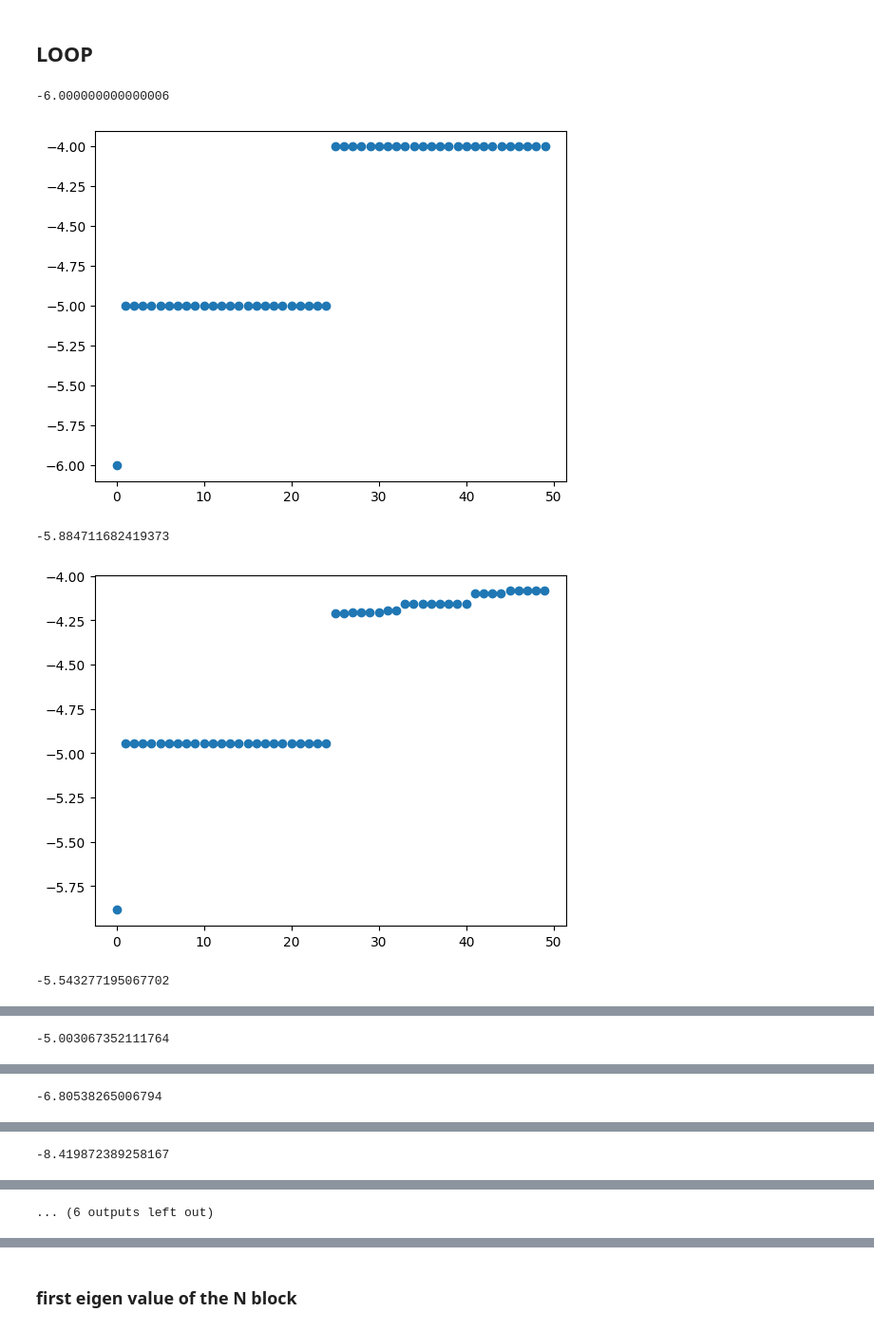
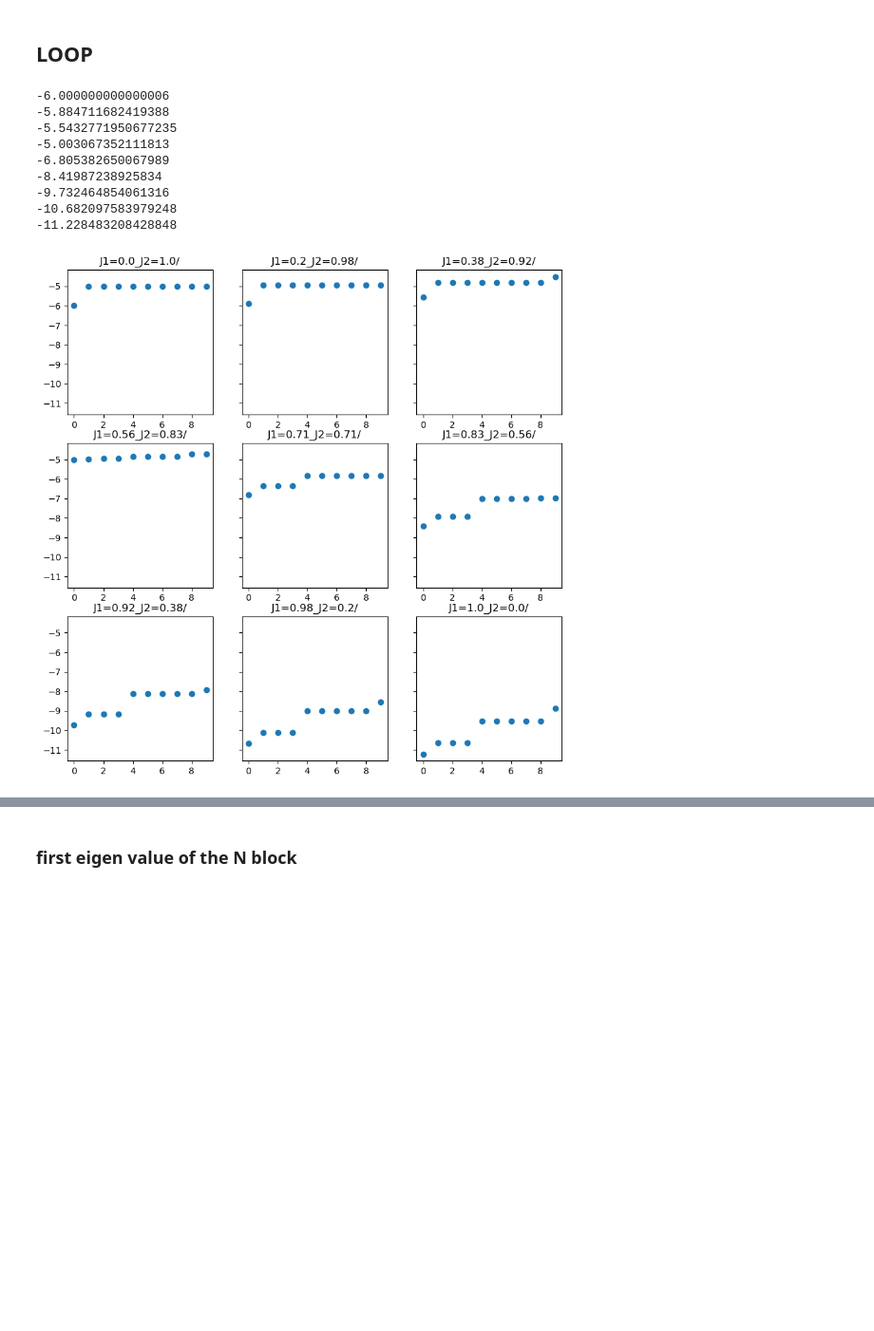
Before and after one commit to Cool-stanza/Shastry-Sutherland-model, a Jupyter notebook: 4X4 Shastry Sutherland model.ipynb, the cells around one changed output, grey strips where cells are left out. Shown at 95% size. Drawn from its saved outputs; the diff is of its cells as text; code cells hidden in the pictures; blank space fills up the shorter version.

```diff
--- a/4X4 Shastry Sutherland model.ipynb
+++ b/4X4 Shastry Sutherland model.ipynb
@@ -57,10 +50,7 @@ print(len(c))
 # %% [markdown]
 ## Sparse total matrix
 # %%
-%%time
-#matrice sparsa
-
-
+J1, J2 = 1., 0.
 row,col,data = [],[],[]
 for i in range(dim):
     state = i
@@ -84,10 +71,0 @@ Wall time: 17.1 s
-# %%
-"""base_1 = build_basisN(L,1)
-print(base_1)
-for state in base_1:
-    print(format(state, f'0{L}b'))
-
-base_2 = build_basisN(L,2)
-print(base_2)
-for state in base_2:
-    print(format(state, f'0{L}b'))"""
@@ -99,12 +72,13 @@ for state in base_2:
 # %% [markdown]
 ### Diagonalization of the total matrix
 # %%
-"""
+%%time
 #sparse_matrix MATRICE (sparsa)
-#diag_block_matrix MATRICE DIAGONALE A BLOCCHI (sparsa)
-vals, vecs = eigsh(sparse_matrix, k=60, which='SA') #LM Largest Magnitude, SM Smallest Magnitud, LA Largest Algebric, SA Smallest Algebric
-vals_diag, vecs_diag = eigsh(diag_block_matrix, k=60, which='SA') #LM Largest Magnitude, SM Smallest Magnitud, LA Largest Algebric, SA Smallest Algebric
-
+vals, vecs = eigsh(sparse_matrix, k=50, which='SA') #LM Largest Magnitude, SM Smallest Magnitud, LA Largest Algebric, SA Smallest Algebric
+full_path = save_path
+np.save(full_path+"50eigvals", vals)
+np.save(full_path+"50eigvecs", vecs)
 plt.plot(vals, "o")
-plt.plot(vals_diag, "+")"""
+# plt.savefig(full_path + "60_eigen_values.png")
+plt.show()
 # %% [output]
@@ -139,36 +93,45 @@ plt.plot(vals_diag, "+")"""
 # %% [markdown]
 ## LOOP
 # %%
+fig, axes = plt.subplots(3, 3, figsize=(10, 10), sharey=True)
+
 all_theta = [i*np.pi/16 for i in range(9)]
-for F in range(len(all_theta)):
+for f, ax in enumerate(axes.flatten()):
+    F = f
     J1 = np.sin(all_theta[F])
     J2 = np.cos(all_theta[F])
     folder_name = f"J1={round(J1,2)}_J2={round(J2,2)}/"
     full_path = save_path + folder_name
     os.makedirs(full_path, exist_ok=True)
 
     #matrice sparsa
     row,col,data = [],[],[]
     for i in range(dim):
         state = i
         H = HD.Hamiltonian(J1, J2, state, Lx, Ly, neighbors_indices, diag_indices)
         for value,j in H:
             row.append(i)
             col.append(j)
             data.append(value) #appende value in posizione (i,j)
     sparse_matrix = csr_matrix((data,(row,col)),shape=(dim,dim))
     #print(sparse_matrix.toarray())
 
     #diag
-    vals, vecs = eigsh(sparse_matrix, k=50, which='SA') #LM Largest Magnitude, SM Smallest Magnitud, LA Largest Algebric, SA Smallest Algebric
+    vals, vecs = eigsh(sparse_matrix, k=10, which='SA') #LM Largest Magnitude, SM Smallest Magnitud, LA Largest Algebric, SA Smallest Algebric
     print(vals[0])
-    np.save(full_path+"50eigvals", vals)
-    np.save(full_path+"50eigvecs", vecs)
-    plt.plot(vals, "o")
-    plt.show()
+    np.save(full_path+"10eigvals", vals)
+    np.save(full_path+"10eigvecs", vecs)
+    ax.plot(vals, "o")
+    ax.set_title(folder_name)
+plt.show()
 # %% [output]
 -6.000000000000006
+-5.884711682419388
+-5.5432771950677235
+-5.003067352111813
+-6.805382650067989
+-8.41987238925834
+-9.732464854061316
+-10.682097583979248
+-11.228483208428848
-[figure, old version]
+[figure, new version]
--5.884711682419373
-[figure, removed]
--5.543277195067702
@@ -176 +137,0 @@ for F in range(len(all_theta)):
--5.003067352111764
@@ -178 +137,0 @@ for F in range(len(all_theta)):
--6.80538265006794
@@ -180 +137,0 @@ for F in range(len(all_theta)):
--8.419872389258167
@@ -182 +137,0 @@ for F in range(len(all_theta)):
-... (6 outputs left out)
```
Also changed, not shown: parts of 39 cells of this notebook, 5 other files.
